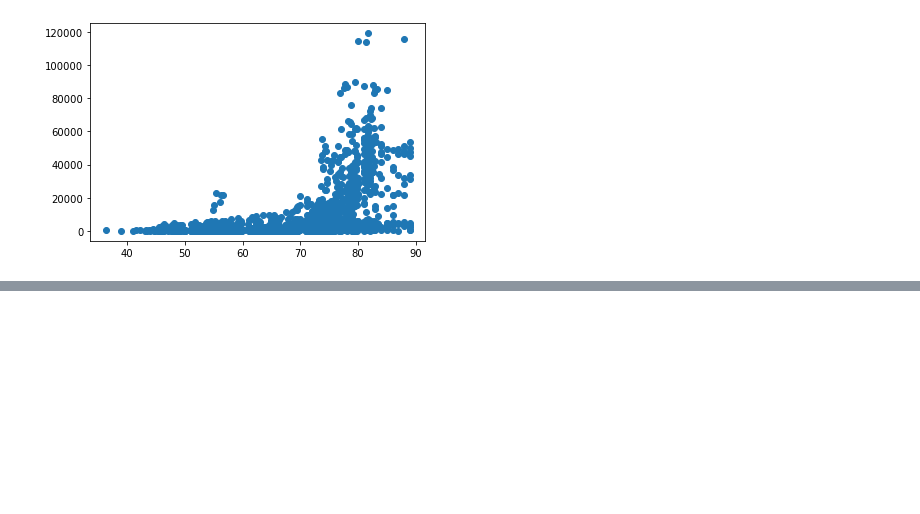
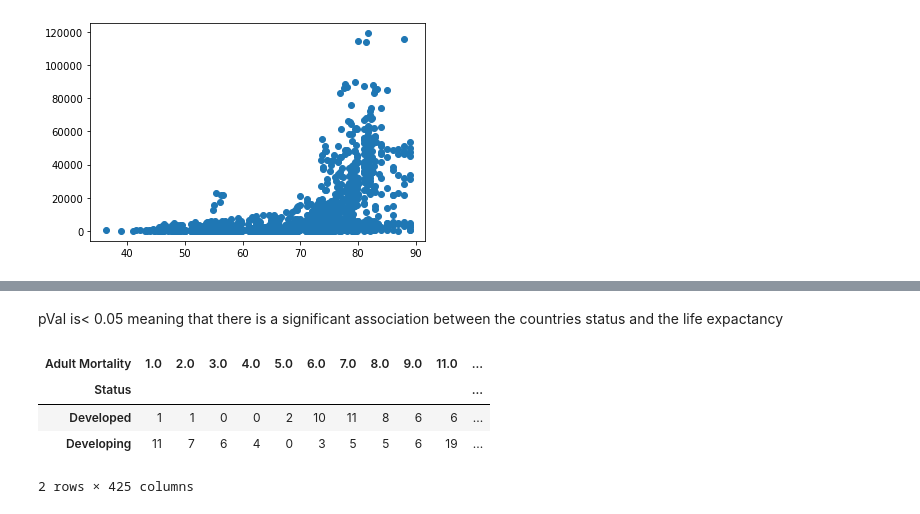
Before and after one commit to malakselimm/assignment-1, a Jupyter notebook: Assignment 1.ipynb, the cells around one changed output, grey strips where cells are left out. Saved outputs shown, nothing was run; the diff lists cells and outputs as text; code cells hidden in the pictures; blank space fills up the shorter version.

```diff
--- a/Assignment 1.ipynb
+++ b/Assignment 1.ipynb
@@ -461,0 +491,11 @@ plt.scatter(df['Life expectancy '],df['GDP'])
+# %% [markdown]
+pVal is< 0.05 meaning that there is a significant association between the countries status and the life expactancy
+# %%
+mycrosstable1=pd.crosstab(myfield1,myfield3)
+mycrosstable1
+# %% [output]
+| Adult Mortality | 1.0 | 2.0 | 3.0 | 4.0 | 5.0 | 6.0 | 7.0 | 8.0 | 9.0 | 11.0 | ... |
+| Status |  |  |  |  |  |  |  |  |  |  | ... |
+| Developed | 1 | 1 | 0 | 0 | 2 | 10 | 11 | 8 | 6 | 6 | ... |
+| Developing | 11 | 7 | 6 | 4 | 0 | 3 | 5 | 5 | 6 | 19 | ... |
+2 rows × 425 columns
```
Also changed, not shown: parts of 34 cells of this notebook.
